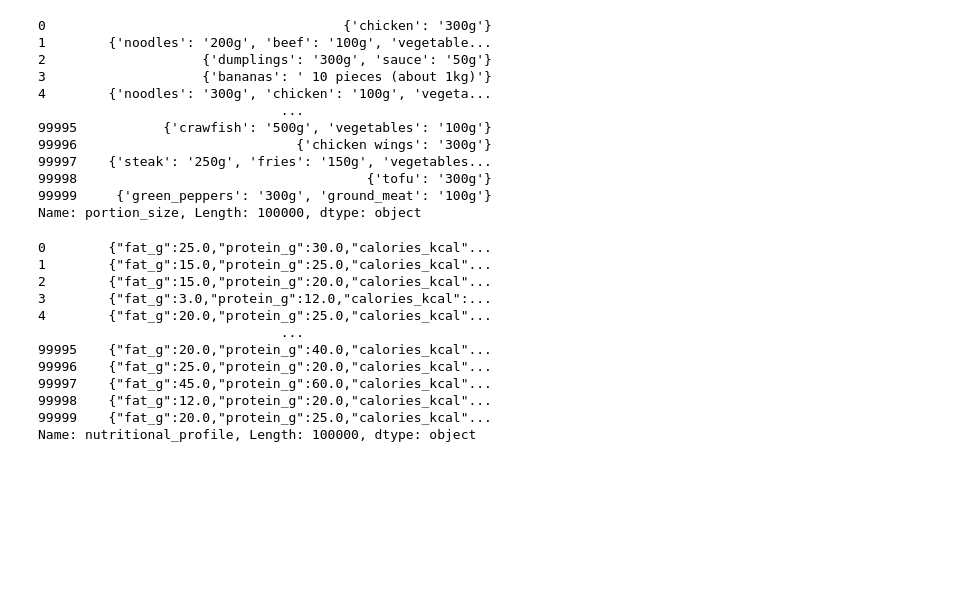
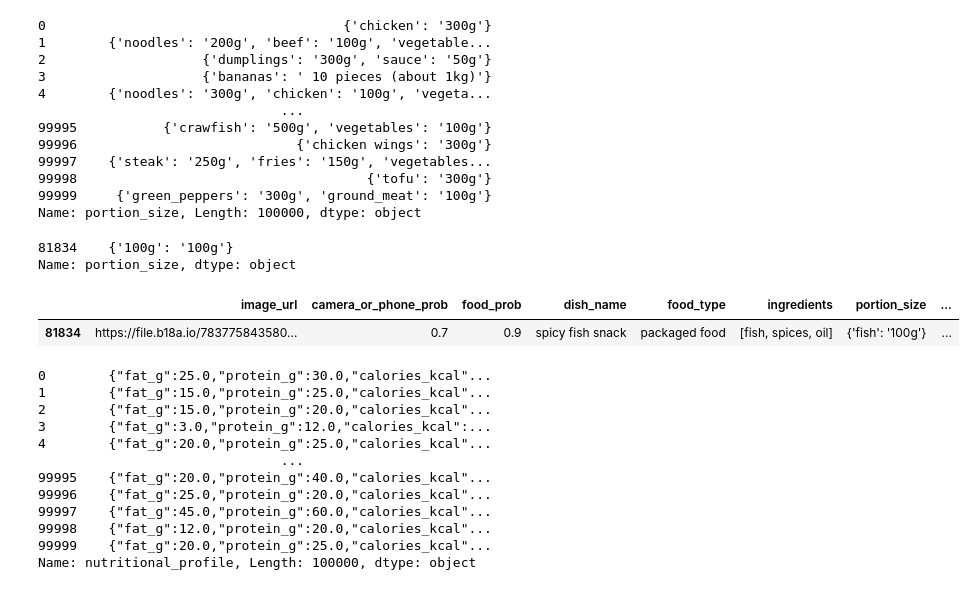
Before and after one commit to chelseanbr/smolvlm-nutrition-vqa, a Jupyter notebook: notebooks/00-sample-data.ipynb, the cells around one changed output. Drawn from its saved outputs; the diff is of its cells as text; code cells hidden in the pictures; blank space fills up the shorter version.

```diff
--- a/notebooks/00-sample-data.ipynb
+++ b/notebooks/00-sample-data.ipynb
@@ -185,6 +185,16 @@ df['portion_size']
 99998                                     {'tofu': '300g'}
 99999     {'green_peppers': '300g', 'ground_meat': '100g'}
 Name: portion_size, Length: 100000, dtype: object
+# %%
+# Fix portion size with invalid key ('100g': '100g')
+print(df.loc[df['image_name'] == '7837758435800103286_974448_.jpg', 'portion_size'])
+df.loc[df['image_name'] == '7837758435800103286_974448_.jpg', 'portion_size'] = "{'fish': '100g'}"
+df.loc[df['image_name'] == '7837758435800103286_974448_.jpg']
+# %% [output]
+81834    {'100g': '100g'}
+Name: portion_size, dtype: object
+|  | image_url | camera_or_phone_prob | food_prob | dish_name | food_type | ingredients | portion_size | ... |
+| 81834 | https://file.b18a.io/783775843580... | 0.7 | 0.9 | spicy fish snack | packaged food | [fish, spices, oil] | {'fish': '100g'} | ... |
 # %%
 df['nutritional_profile']
 # %% [output]
```
Also changed, not shown: 5 other files.
